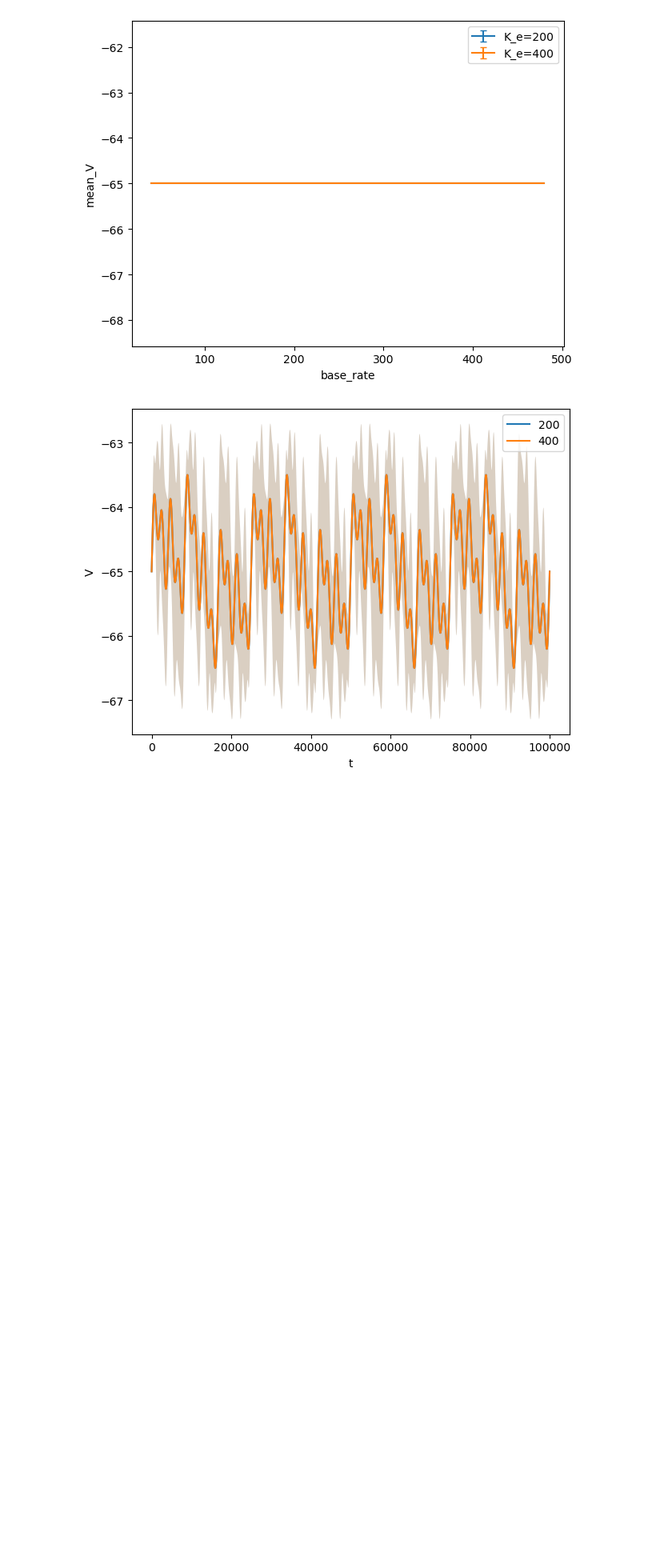
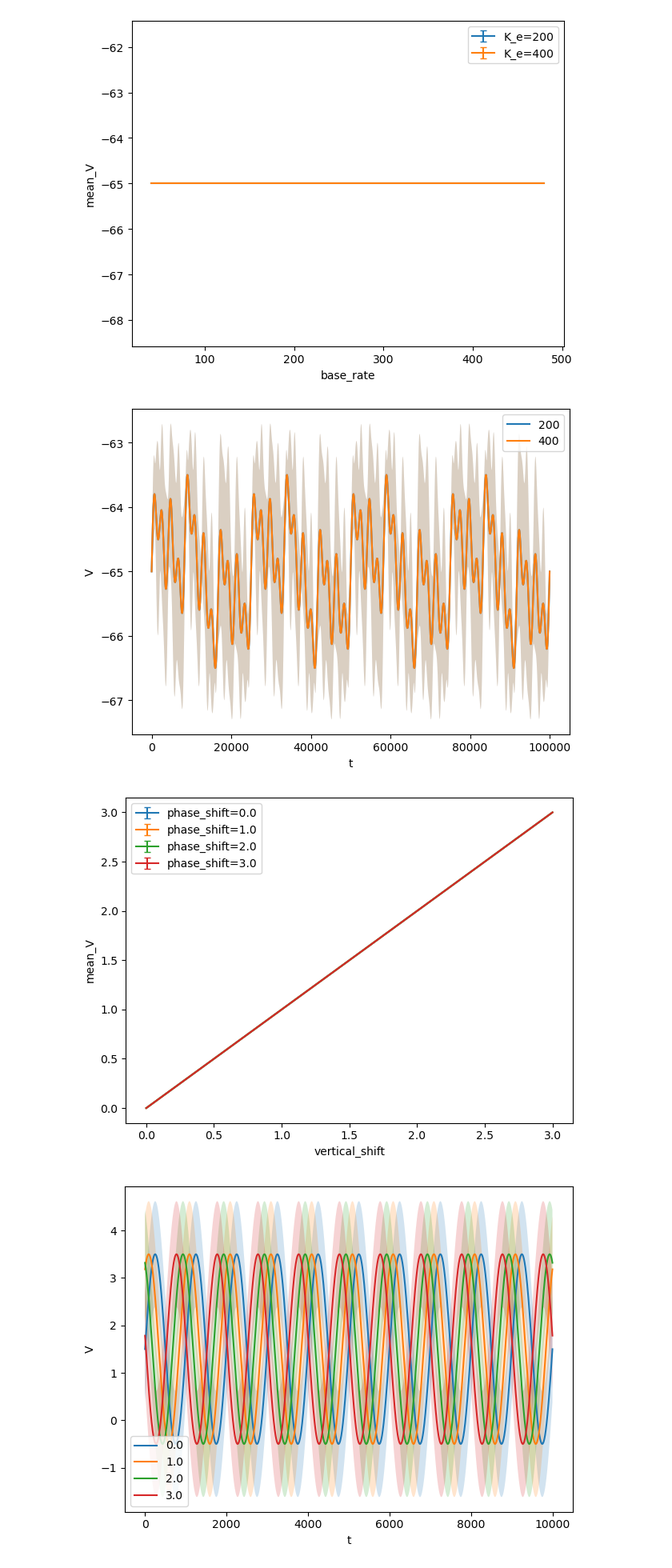
Before and after one commit to yuesha-yc/Conductance-Neurons, a Jupyter notebook: python_analysis/example_plot.ipynb, the cells around one changed output. Shown at 80% size. Saved outputs shown, nothing was run; the diff lists cells and outputs as text; code cells hidden in the pictures; blank space fills up the shorter version.

```diff
--- a/python_analysis/example_plot.ipynb
+++ b/python_analysis/example_plot.ipynb
@@ -116,3 +116,11 @@ plt.show()
 # %% [output]
 [figure]
 [figure]
+# %%
+trials = collect_data("../outputs/sin/20251009-235725-6Ju8xeob")
+plot_xy(trials, {}, x="vertical_shift", y="mean_V", l="phase_shift")
+plot_tv(trials, {}, t_key="t", v_key="V", l="phase_shift")
+plt.show()
+# %% [output]
+[figure, added]
+[figure, added]
```
Also changed, not shown: 3 other files.
